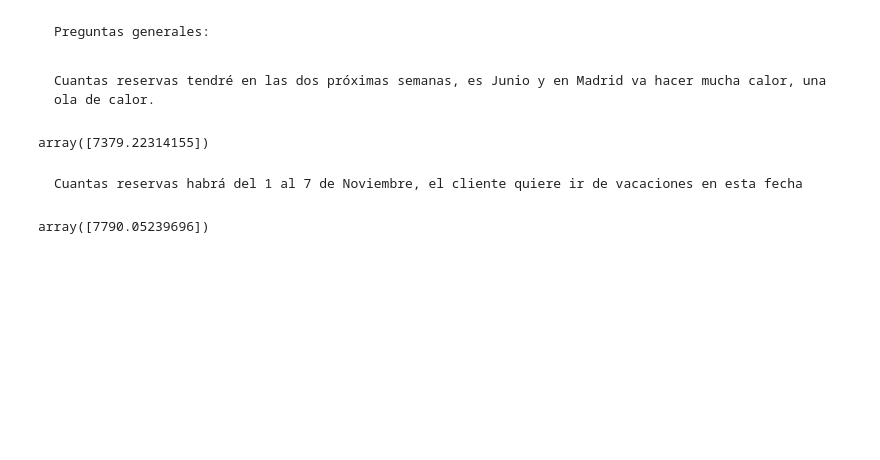
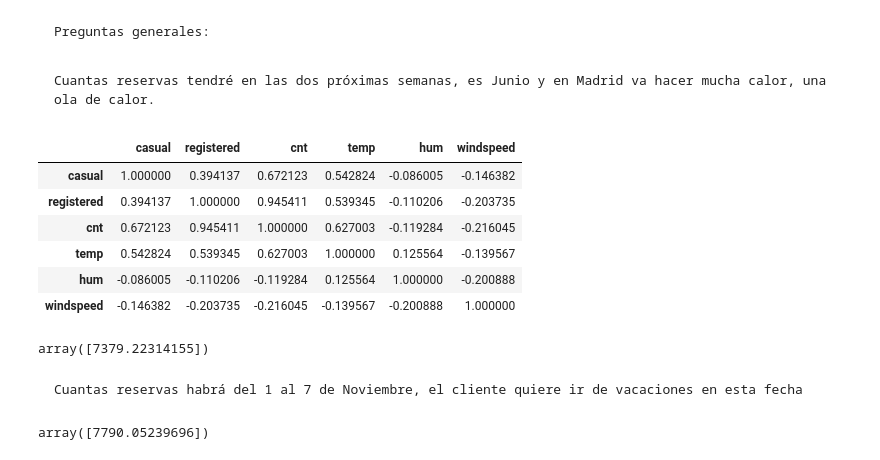
Before and after one commit to Adalab/project-da-promo-A-module-3-team-1, a Jupyter notebook: Regresion_Lineal_multiple_parte_4.ipynb, the cells around one changed output. Drawn from its saved outputs; the diff is of its cells as text; code cells hidden in the pictures; blank space fills up the shorter version.

```diff
--- a/Regresion_Lineal_multiple_parte_4.ipynb
+++ b/Regresion_Lineal_multiple_parte_4.ipynb
@@ -845,3 +890,13 @@ py.show()
     Preguntas generales:
 # %% [markdown]
     Cuantas reservas tendré en las dos próximas semanas, es Junio y en Madrid va hacer mucha calor, una ola de calor.
+# %%
+df_standardized.corr()
+# %% [output]
+|  | casual | registered | cnt | temp | hum | windspeed |
+| casual | 1.000000 | 0.394137 | 0.672123 | 0.542824 | -0.086005 | -0.146382 |
+| registered | 0.394137 | 1.000000 | 0.945411 | 0.539345 | -0.110206 | -0.203735 |
+| cnt | 0.672123 | 0.945411 | 1.000000 | 0.627003 | -0.119284 | -0.216045 |
+| temp | 0.542824 | 0.539345 | 0.627003 | 1.000000 | 0.125564 | -0.139567 |
+| hum | -0.086005 | -0.110206 | -0.119284 | 0.125564 | 1.000000 | -0.200888 |
+| windspeed | -0.146382 | -0.203735 | -0.216045 | -0.139567 | -0.200888 | 1.000000 |
```
Also changed, not shown: parts of 34 cells of this notebook.
